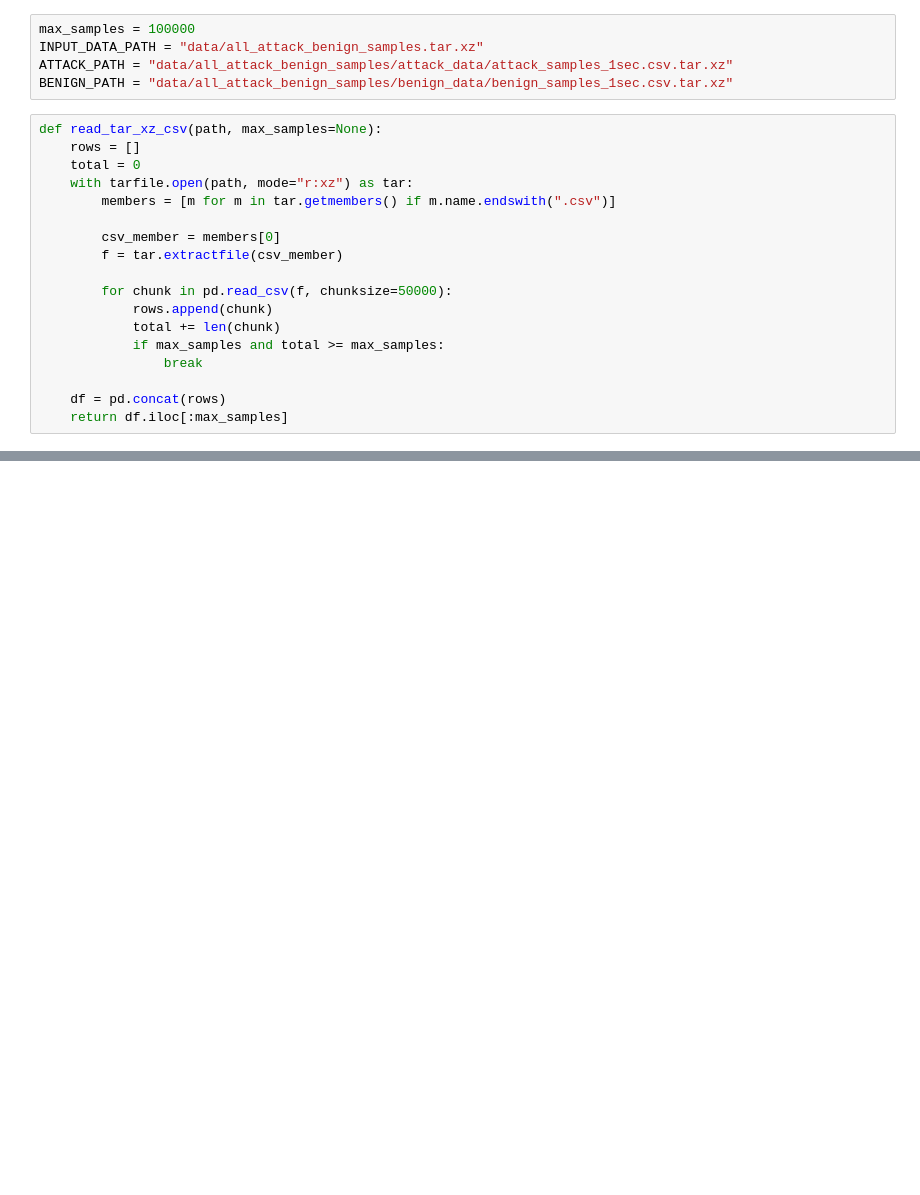
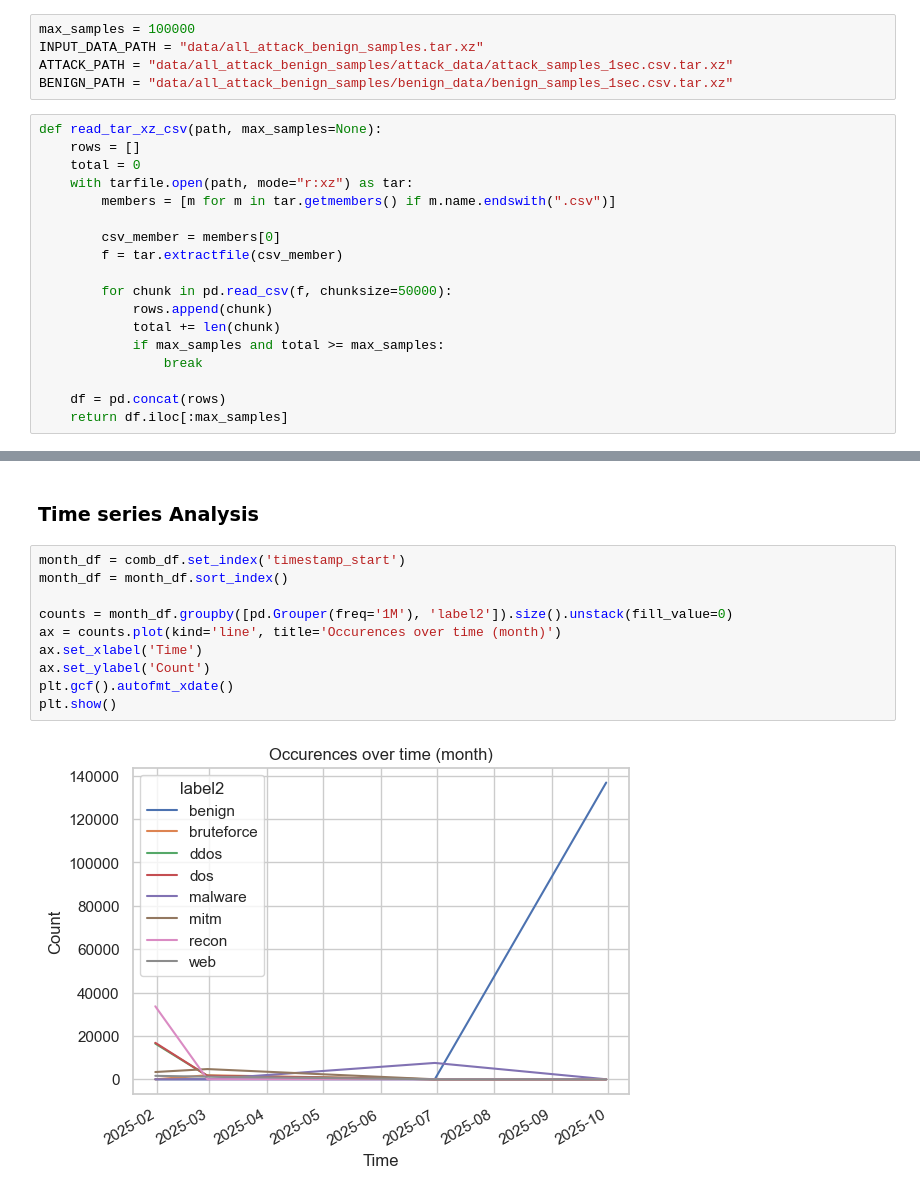
Before and after one commit to kellyw03/ee467-final, a Jupyter notebook: EDA.ipynb, the cells around one changed output, grey strips where cells are left out. Saved outputs shown, nothing was run; the diff lists cells and outputs as text; blank space fills up the shorter version.

```diff
--- a/EDA.ipynb
+++ b/EDA.ipynb
@@ -42,0 +243,14 @@ benign_pd.head()
+# %% [markdown]
+### Time series Analysis
+# %%
+month_df = comb_df.set_index('timestamp_start')
+month_df = month_df.sort_index()
+
+counts = month_df.groupby([pd.Grouper(freq='1M'), 'label2']).size().unstack(fill_value=0)
+ax = counts.plot(kind='line', title='Occurences over time (month)')
+ax.set_xlabel('Time')
+ax.set_ylabel('Count')
+plt.gcf().autofmt_xdate()
+plt.show()
+# %% [output]
+[figure, added]
```
Also changed, not shown: parts of 20 cells of this notebook, 1 other file.
